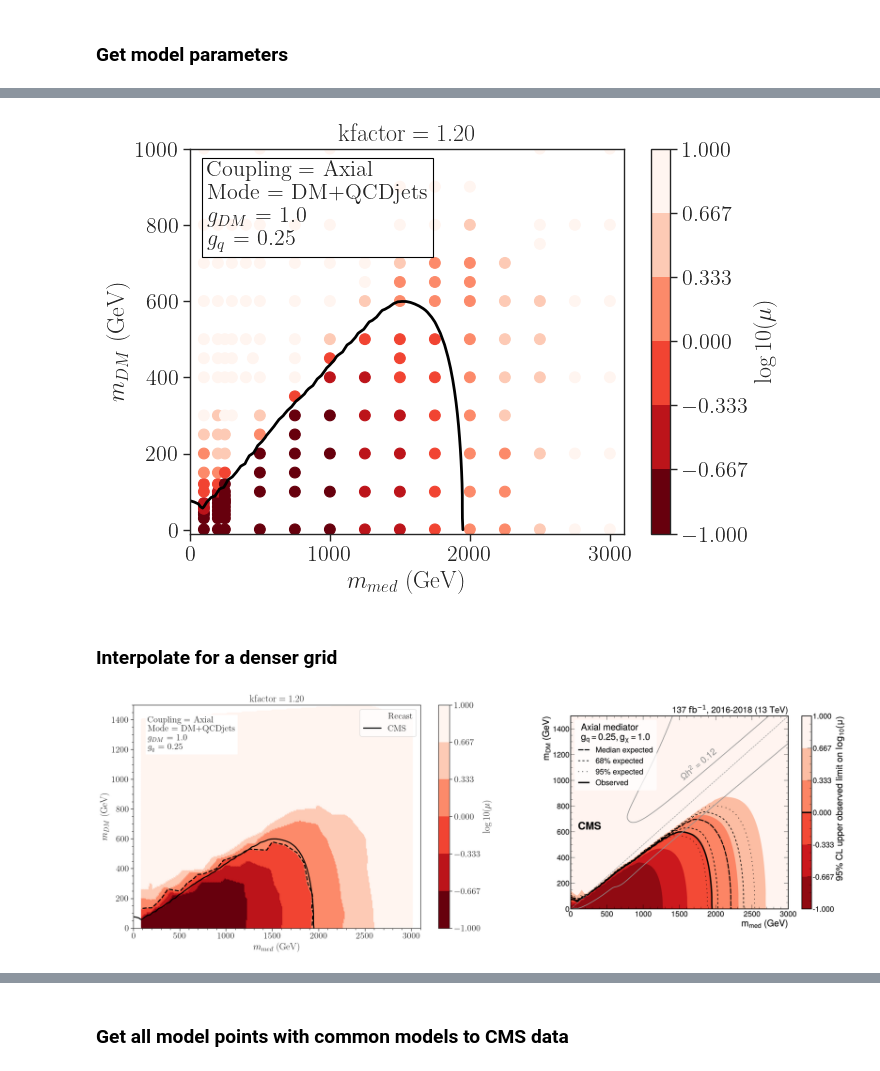
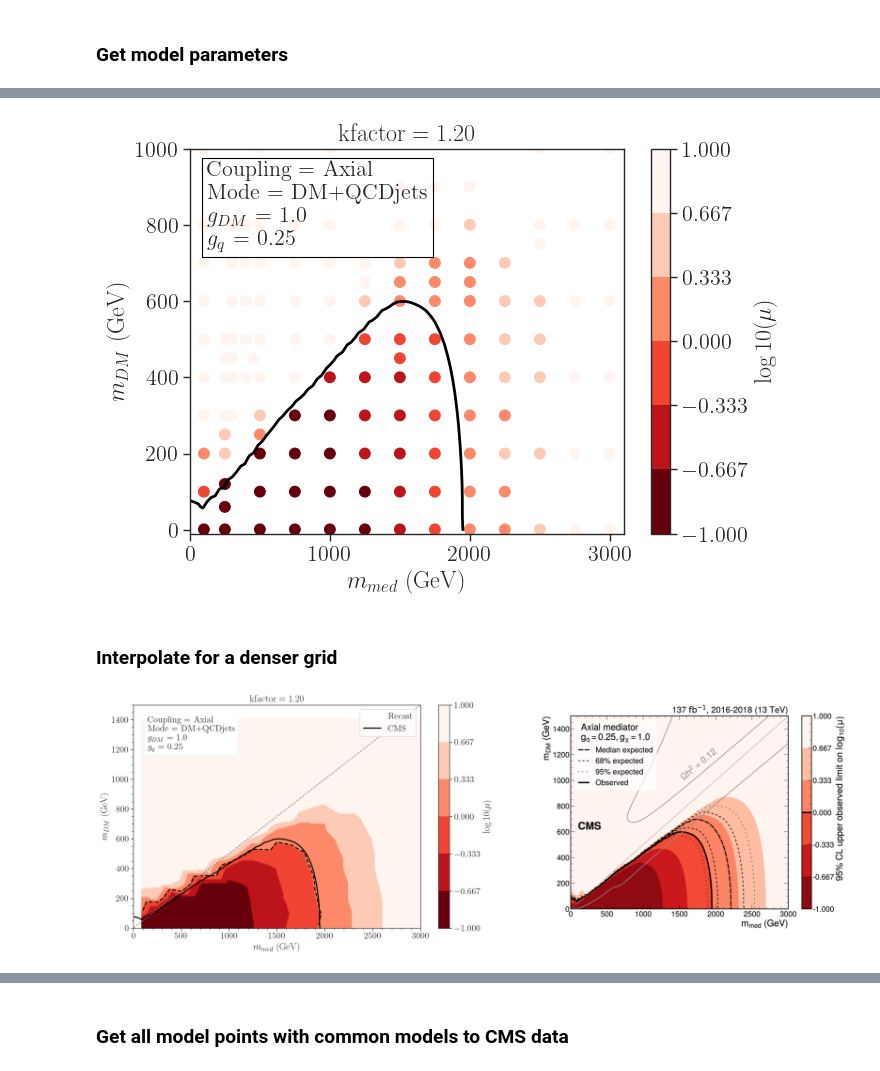
Before and after one commit to andlessa/MonoXSMS, a Jupyter notebook: notebooks/plotValidation-Axial.ipynb, the cells around one changed output, grey strips where cells are left out. Cells and saved outputs as stored; diff of their text form; code cells hidden in the pictures.

```diff
--- a/notebooks/plotValidation-Axial.ipynb
+++ b/notebooks/plotValidation-Axial.ipynb
@@ -40,7 +40,7 @@ print(cmsCurve.dtype.names)
 # %% [markdown]
 ### Load Recast Data
 # %%
-inputFiles = ['../scanResultas_axial.pcl', '../scanResults_axial_add.pcl']
+inputFiles = ['../validation/CMS-EXO-20-004/scanResults_axial_reduced.pcl']
 dfs = [pd.read_pickle(i) for i in inputFiles]
 recastData = pd.concat(dfs, ignore_index=True)
 # %% [markdown]
@@ -116,7 +95,7 @@ plt.text(0.04,0.75,textstr,fontsize=16,bbox=dict(facecolor='none', edgecolor='bl
          transform = plt.gca().transAxes)
 plt.show()
 # %% [output]
-[figure, old version]
+[figure, new version]
 # %% [markdown]
 ### Interpolate for a denser grid
 # %%
@@ -128,34 +107,36 @@ lmuPts = lmuPts[~np.isnan(lmuPts)]
 # %%
 fig,ax = plt.subplots(figsize=(20,7),ncols=2,nrows=1)
 
 
 p = ax[0].scatter(x=pts[:,0],y=pts[:,1],vmin=-1.0,vmax=1.0,
             c=lmuPts,cmap=plt.cm.get_cmap('Reds_r', 6))
 cbar = plt.colorbar(p,label=r'$\log10(\mu)$',ax=ax[0])
 cbar.set_ticks([-1.0,-0.6666,-0.3333,0.0,0.33333,0.66666,1.0])
 cs = ax[0].tricontour(pts[:,0],pts[:,1],lmuPts,levels=[0.0],
                linewidths=2,linestyles='--',colors='black')
 cs.collections[0].set_label('Recast')
 
 ax[0].plot(cmsCurve['m_med_GeV'],cmsCurve['m_chi_GeV'],label='CMS',linewidth=2,color='black')
 ax[0].legend(loc='upper right')
+ax[0].axline((1, 1), slope=1/2, linestyle='--', color='gray')
+
 ax[0].set_xlabel(r'$m_{med}$ (GeV)')
 ax[0].set_ylabel(r'$m_{DM}$ (GeV)')
 ax[0].set_ylim(0,1500)
-ax[0].set_xlim(0,3100)
+ax[0].set_xlim(0,3000)
 ax[0].minorticks_on()
 ax[0].text(0.05,0.8,textstr,fontsize=16,bbox=dict(facecolor='white'),
          transform = ax[0].transAxes)
 ax[0].set_title('kfactor = %1.2f' %kfactor)
 
 cmsPlot = plt.imread('../validation/AuxInfo/CMS-EXO-20-004-data/CMS-EXO-20-004_Figure_007-a.png')
 ax[1].imshow(cmsPlot)
 ax[1].axis('off')
 plt.tight_layout()
 plt.savefig('cms-exo-20-004-axial.png')
 plt.show()
 # %% [output]
-[figure, old version]
+[figure, new version]
 # %%
 # Compare with k-factor = 1
 
```
Also changed, not shown: parts of 7 cells of this notebook, 5 other files.
